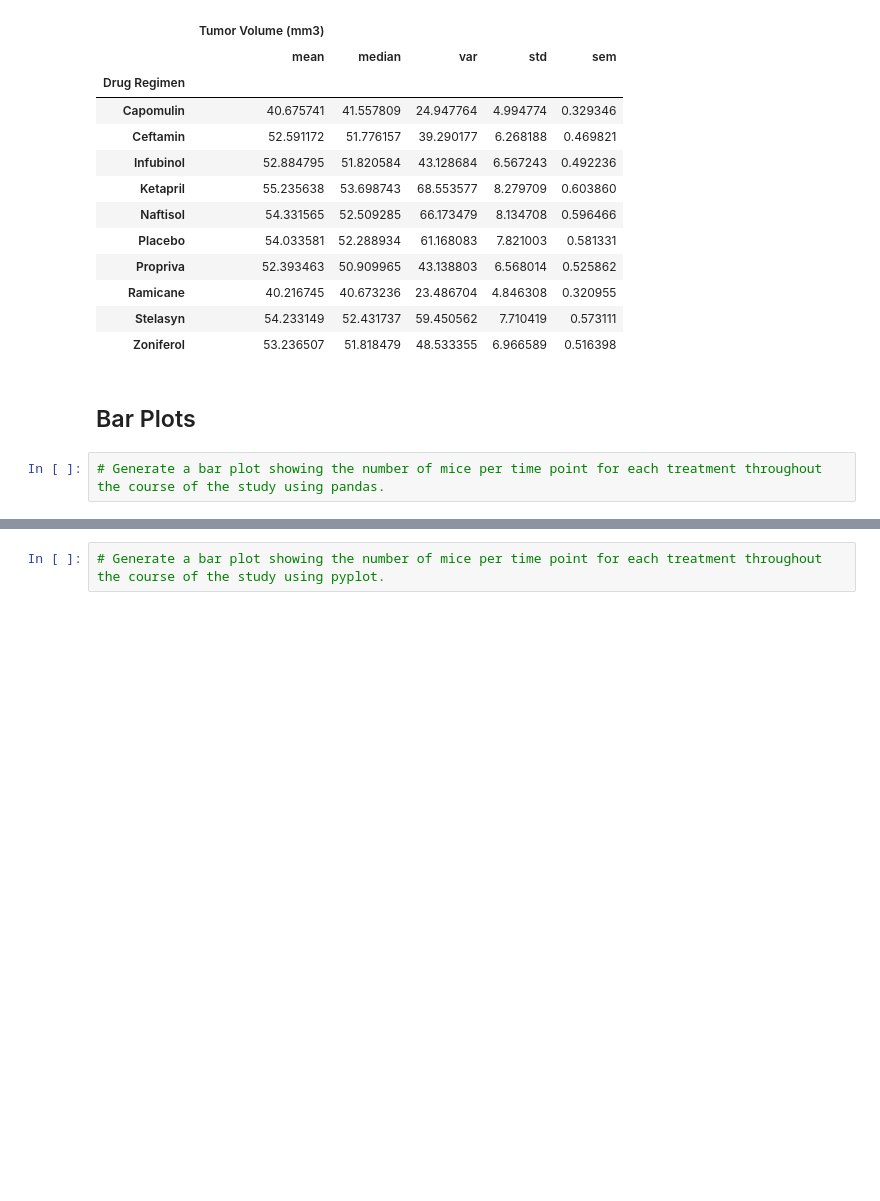
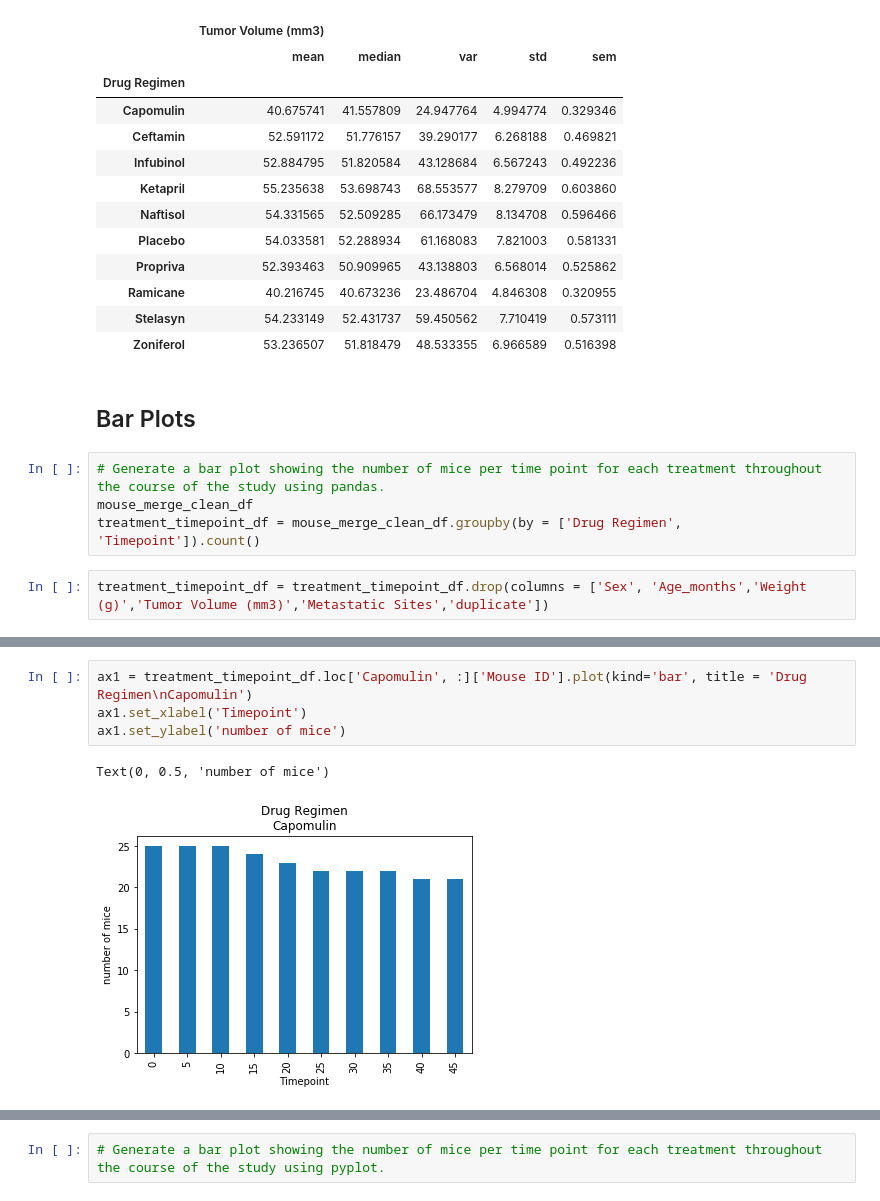
Before and after one commit to theaddies/05-Matplotlib, a Jupyter notebook: Pymaceuticals/pymaceuticals_starter.ipynb, the cells around one changed output, grey strips where cells are left out. Cells and saved outputs as stored; diff of their text form; blank space fills up the shorter version.

Commit message:
just made coolest plot ever within a loop!

```diff
--- a/Pymaceuticals/pymaceuticals_starter.ipynb
+++ b/Pymaceuticals/pymaceuticals_starter.ipynb
@@ -284,3 +264,7 @@ drug_stats_summary
 ## Bar Plots
 # %%
 # Generate a bar plot showing the number of mice per time point for each treatment throughout the course of the study using pandas.
+mouse_merge_clean_df
+treatment_timepoint_df = mouse_merge_clean_df.groupby(by = ['Drug Regimen', 'Timepoint']).count()
+# %%
+treatment_timepoint_df = treatment_timepoint_df.drop(columns = ['Sex', 'Age_months','Weight (g)','Tumor Volume (mm3)','Metastatic Sites','duplicate'])
@@ -286,0 +288,7 @@ drug_stats_summary
+# %%
+ax1 = treatment_timepoint_df.loc['Capomulin', :]['Mouse ID'].plot(kind='bar', title = 'Drug Regimen\nCapomulin')
+ax1.set_xlabel('Timepoint')
+ax1.set_ylabel('number of mice')
+# %% [output]
+Text(0, 0.5, 'number of mice')
+[figure, added]
```
Also changed, not shown: parts of 7 cells of this notebook, 1 other file.
